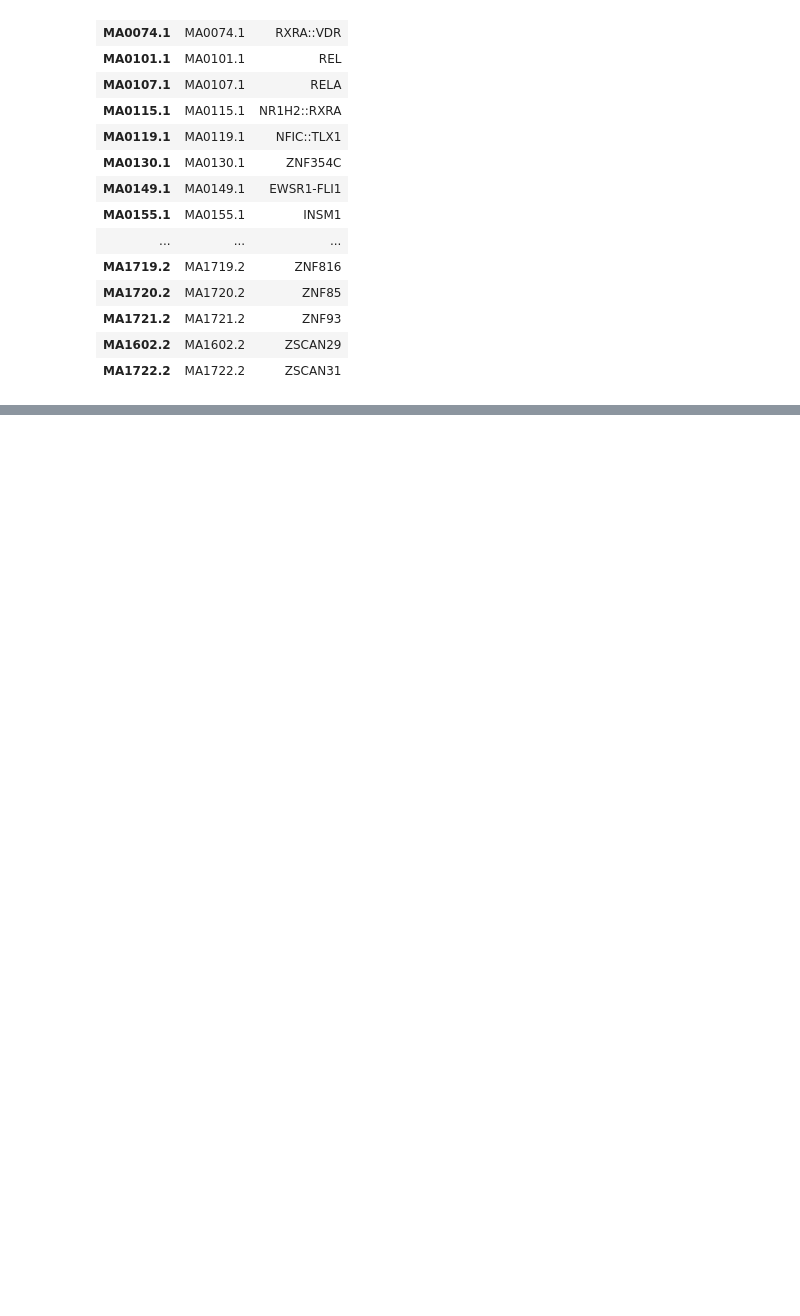
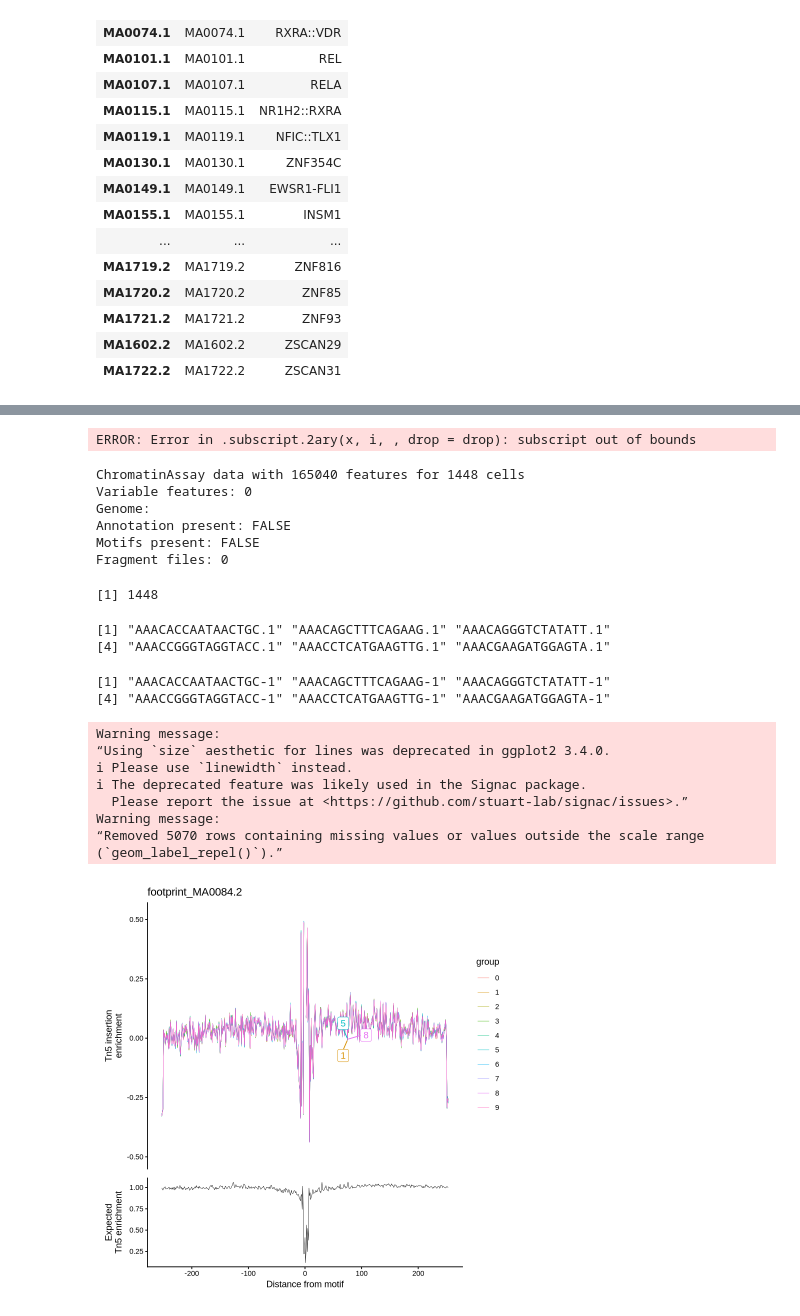
Before and after one commit to annikafomm/swarm, a Jupyter notebook: notebooks/testR.ipynb, the cells around one changed output, grey strips where cells are left out. Drawn from its saved outputs; the diff is of its cells as text; code cells hidden in the pictures; blank space fills up the shorter version.

Commit message:
integration of footprint plot: still using hardcoded path

```diff
--- a/notebooks/testR.ipynb
+++ b/notebooks/testR.ipynb
@@ -137,0 +282,6 @@ A data.frame: 720 × 2
+# %%
+M_path <- file.path("../backend/uploads/job_1769093628114_0d868d61-14bf-47d7-ad6a-d53ad10aa1b6/dumpase1/adata_map.X.csv")
+motif_name <- "MA0084.2"
+object_dissociated_path <- "../backend/uploads/job_1769093628114_0d868d61-14bf-47d7-ad6a-d53ad10aa1b6/healthy_breast_preprocessed_RNA_peaks_only.rds"
+spot_rds_path <- "../backend/uploads/job_1769089431977_290266c5-552d-4cc8-95c2-97f7c42e0628/dumpase1/spot_obj.rds"
+spot_rds_path_out <- "../backend/uploads/job_1769089431977_290266c5-552d-4cc8-95c2-97f7c42e0628/dumpase1/spot_obj_w_footprint.rds"
@@ -137,0 +352,3 @@ A data.frame: 720 × 2
+# %%
+
+spot_rds_w_footprint <- readRDS(spot_rds_path_out)
@@ -137,0 +407,26 @@ A data.frame: 720 × 2
+# %%
+GetFootprintData(object = spot_rds_w_footprint,
+    features = "footprint_MA0084.2")
+# %% [output]
+ERROR: Error in .subscript.2ary(x, i, , drop = drop): subscript out of bounds
+# %%
+#str(
+spot_rds_w_footprint[["peaks"]]#)
+# %% [output]
+ChromatinAssay data with 165040 features for 1448 cells
+Variable features: 0
+Genome:
+Annotation present: FALSE
+Motifs present: FALSE
+Fragment files: 0
+# %%
+fp <- spot_rds_w_footprint[["peaks"]]@positionEnrichment[["footprint_MA0084.2"]]
+fp_rows <- setdiff(rownames(fp), c("expected", "motif"))
+spots <- colnames(spot_rds_w_footprint)
+
+sum(!spots %in% fp_rows)          # how many object spots missing in fp?
+head(spots[!spots %in% fp_rows])
+# %% [output]
+[1] 1448
+[1] "AAACACCAATAACTGC.1" "AAACAGCTTTCAGAAG.1" "AAACAGGGTCTATATT.1"
+[4] "AAACCGGGTAGGTACC.1" "AAACCTCATGAAGTTG.1" "AAACGAAGATGGAGTA.1"
@@ -137,0 +438,23 @@ A data.frame: 720 × 2
+# %%
+head(colnames(spot_rds_w_footprint))
+# %% [output]
+[1] "AAACACCAATAACTGC-1" "AAACAGCTTTCAGAAG-1" "AAACAGGGTCTATATT-1"
+[4] "AAACCGGGTAGGTACC-1" "AAACCTCATGAAGTTG-1" "AAACGAAGATGGAGTA-1"
+# %%
+Signac::PlotFootprint(
+    object = spot_rds_w_footprint,
+    features = "footprint_MA0084.2",
+    group.by = "leiden",
+    show.expected = TRUE,
+    normalization = "subtract"
+  )
+# %% [output]
+Warning message:
+“Using `size` aesthetic for lines was deprecated in ggplot2 3.4.0.
+ℹ Please use `linewidth` instead.
+ℹ The deprecated feature was likely used in the Signac package.
+  Please report the issue at <https://github.com/stuart-lab/signac/issues>.”
+Warning message:
+“Removed 5070 rows containing missing values or values outside the scale range
+(`geom_label_repel()`).”
+[figure, added]
```
Also changed, not shown: parts of 17 cells of this notebook, 8 other files.
